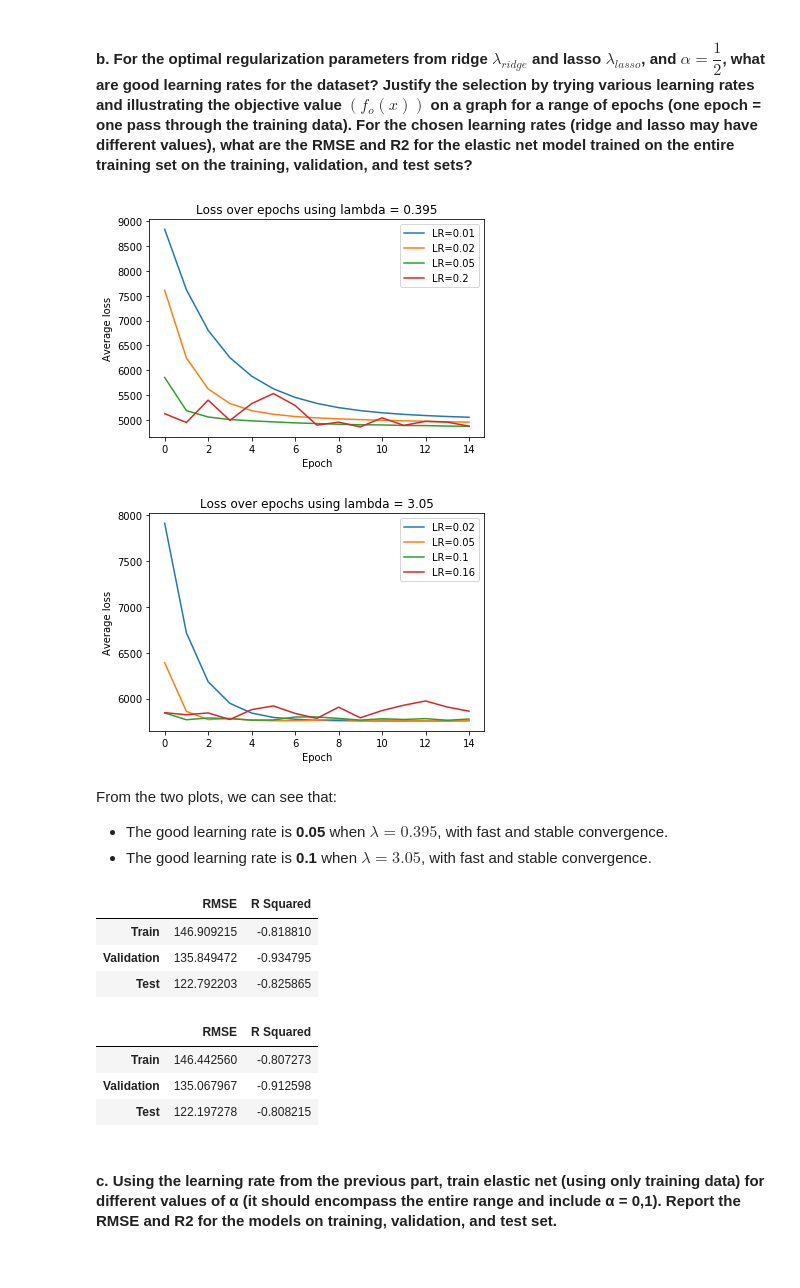
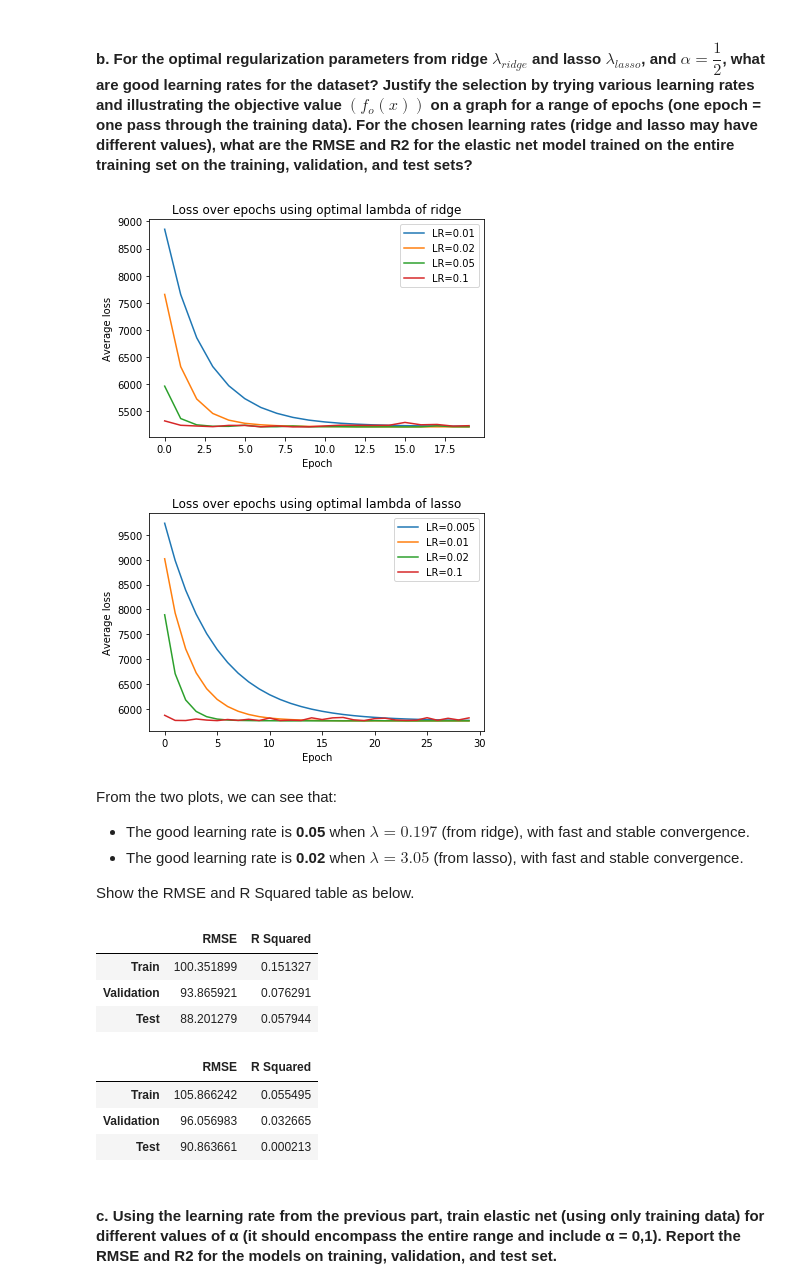
Before and after one commit to Leon-624/ML_HW, a Jupyter notebook: ML_HW1/ML_HW1_Linear_Reg.ipynb, the cells around one changed output. Saved outputs shown, nothing was run; the diff lists cells and outputs as text; code cells hidden in the pictures.

```diff
--- a/ML_HW1/ML_HW1_Linear_Reg.ipynb
+++ b/ML_HW1/ML_HW1_Linear_Reg.ipynb
@@ -435,10 +449,9 @@ def train_w_elastic_net(X, y, w, lambda_, alpha, learning_rate, batch_size, epoc
         for i in range(0, y.shape[0], batch_size):
             X_tmp = X[i:i+batch_size]
             y_tmp = y[i:i+batch_size]
-            w = w - learning_rate * calc_gradient_w_ridge(X_tmp, y_tmp, w, coef_ridge)
-            w_intercept = w[0]    # Exclude intercept term from lasso regularization
-            w = calc_proximal_w_lasso(w, coef_lasso, learning_rate)
-            w[0] = w_intercept
+            w[:] = w - learning_rate * calc_gradient_w_ridge(X_tmp, y_tmp, w, coef_ridge)
+            # Exclude intercept term from lasso regularization
+            w[1:] = calc_proximal_w_lasso(w[1:], coef_lasso, learning_rate)
         if track_loss:
             losses.append(calc_loss_w_elastic_net(X, y, w, lambda_, alpha))
 
@@ -453,51 +466,58 @@ X_valid_itcpt = np.hstack((np.ones((X_valid.shape[0], 1)), X_valid))
 X_test_itcpt = np.hstack((np.ones((X_test.shape[0], 1)), X_test))
 # %%
 # Try learning rates with optimal lambda of ridge
-w = np.random.rand(X_train_itcpt.shape[1])
 alpha = 0.5
-#lambda_ = 0.395
-lambda_ = 0
-learning_rates = [0.01, 0.02, 0.05, 0.2]
+lambda_ = 0.197
+learning_rates = [0.01, 0.02, 0.05, 0.1]
 batch_size = 500
-epochs = 15
-losses_w_learning_rate = [train_w_elastic_net(X_train_itcpt, y_train, w, lambda_, alpha, learning_rate, batch_size, epochs, True)
-                         for learning_rate in learning_rates]
+epochs = 20
+losses_w_learning_rate = []
+
+for learning_rate in learning_rates:
+    w = np.random.rand(X_train_itcpt.shape[1])
+    losses_w_learning_rate.append(train_w_elastic_net(X_train_itcpt, y_train, w, lambda_, alpha,
+                                                      learning_rate, batch_size, epochs, True))
 
 ax = plt.gca()
 lineObjects_ridge_lambda = ax.plot(list(range(epochs)), np.array(losses_w_learning_rate).T)
 plt.xlabel('Epoch')
 plt.ylabel('Average loss')
-plt.title('Loss over epochs using lambda = 0.395')
-ax.legend(lineObjects_ridge_lambda, ['LR=0.01', 'LR=0.02', 'LR=0.05', 'LR=0.2'])
+plt.title('Loss over epochs using optimal lambda of ridge')
+ax.legend(lineObjects_ridge_lambda, ['LR=0.01', 'LR=0.02', 'LR=0.05', 'LR=0.1'])
 
 plt.show()
 # %% [output]
-[figure, old version]
+[figure, new version]
 # %%
 # Try learning rates with optimal lambda of lasso
-w = np.random.rand(X_train_itcpt.shape[1])
 alpha = 0.5
 lambda_ = 3.05
-learning_rates = [0.02, 0.05, 0.1, 0.16]
+learning_rates = [0.005, 0.01, 0.02, 0.1]
 batch_size = 500
-epochs = 15
-losses_w_learning_rate = [train_w_elastic_net(X_train_itcpt, y_train, w, lambda_, alpha, learning_rate, batch_size, epochs, True)
-                         for learning_rate in learning_rates]
+epochs = 30
+losses_w_learning_rate = []
+
+for learning_rate in learning_rates:
+    w = np.random.rand(X_train_itcpt.shape[1])
+    losses_w_learning_rate.append(train_w_elastic_net(X_train_itcpt, y_train, w, lambda_, alpha,
+                                                      learning_rate, batch_size, epochs, True))
 
 ax = plt.gca()
 lineObjects_lasso_lambda = ax.plot(list(range(epochs)), np.array(losses_w_learning_rate).T)
 plt.xlabel('Epoch')
 plt.ylabel('Average loss')
-plt.title('Loss over epochs using lambda = 3.05')
-ax.legend(lineObjects_lasso_lambda, ['LR=0.02', 'LR=0.05', 'LR=0.1', 'LR=0.16'])
+plt.title('Loss over epochs using optimal lambda of lasso')
+ax.legend(lineObjects_lasso_lambda, ['LR=0.005', 'LR=0.01', 'LR=0.02', 'LR=0.1'])
 
 plt.show()
 # %% [output]
-[figure, old version]
+[figure, new version]
 # %% [markdown]
 From the two plots, we can see that:
-* The good learning rate is **0.05** when $\lambda = 0.395$, with fast and stable convergence.
-* The good learning rate is **0.1** when $\lambda = 3.05$, with fast and stable convergence.
+* The good learning rate is **0.05** when $\lambda = 0.197$ (from ridge), with fast and stable convergence.
+* The good learning rate is **0.02** when $\lambda = 3.05$ (from lasso), with fast and stable convergence.
+
+Show the RMSE and R Squared table as below.
 # %%
 # Define RMSE and R2 with w as input
 def rmse_with_w(X, y, w):
@@ -520,36 +540,34 @@ def compute_scores(w):
                         ['Train', 'Validation', 'Test'],
                         ['RMSE', 'R Squared'])
 # %%
-# Show RMSE and R2 when lambda = 0.395 and learning rate is 0.05
+# Show RMSE and R2 when lambda = 0.197 and learning rate is 0.05
 w = np.random.rand(X_train_itcpt.shape[1])
 alpha = 0.5
-lambda_ = 0.395
+lambda_ = 0.197
 learning_rate = 0.05
 batch_size = 500
-epochs = 15
+epochs = 50
 train_w_elastic_net(X_train_itcpt, y_train, w, lambda_, alpha, learning_rate, batch_size, epochs, False)
 
 compute_scores(w)
 # %% [output]
 |  | RMSE | R Squared |
-| Train | 146.909215 | -0.818810 |
-| Validation | 135.849472 | -0.934795 |
-| Test | 122.792203 | -0.825865 |
+| Train | 100.351899 | 0.151327 |
+| Validation | 93.865921 | 0.076291 |
+| Test | 88.201279 | 0.057944 |
 # %%
-# Show RMSE and R2 when lambda = 3.05 and learning rate is 0.1
+# Show RMSE and R2 when lambda = 3.05 and learning rate is 0.02
 w = np.random.rand(X_train_itcpt.shape[1])
 alpha = 0.5
 lambda_ = 3.05
-learning_rate = 0.1
-batch_size = 500
-epochs = 15
+learning_rate = 0.02
 train_w_elastic_net(X_train_itcpt, y_train, w, lambda_, alpha, learning_rate, batch_size, epochs, False)
 
 compute_scores(w)
 # %% [output]
 |  | RMSE | R Squared |
-| Train | 146.442560 | -0.807273 |
-| Validation | 135.067967 | -0.912598 |
-| Test | 122.197278 | -0.808215 |
+| Train | 105.866242 | 0.055495 |
+| Validation | 96.056983 | 0.032665 |
+| Test | 90.863661 | 0.000213 |
 # %% [markdown]
 #### c. Using the learning rate from the previous part, train elastic net (using only training data) for different values of α (it should encompass the entire range and include α = 0,1). Report the RMSE and R2 for the models on training, validation, and test set.
```
Also changed, not shown: parts of 35 cells of this notebook, 1 other file.
